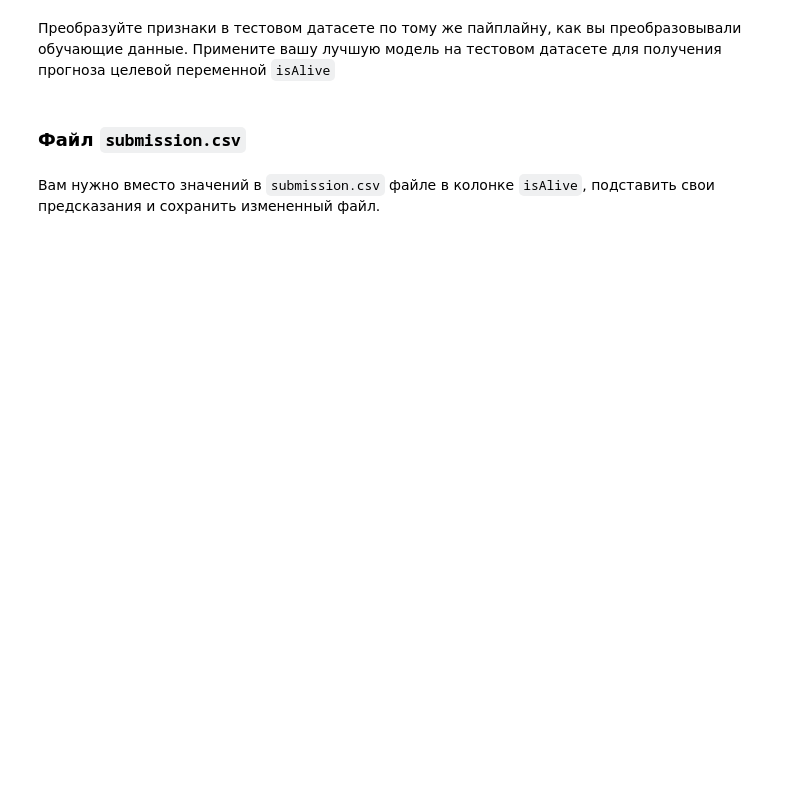
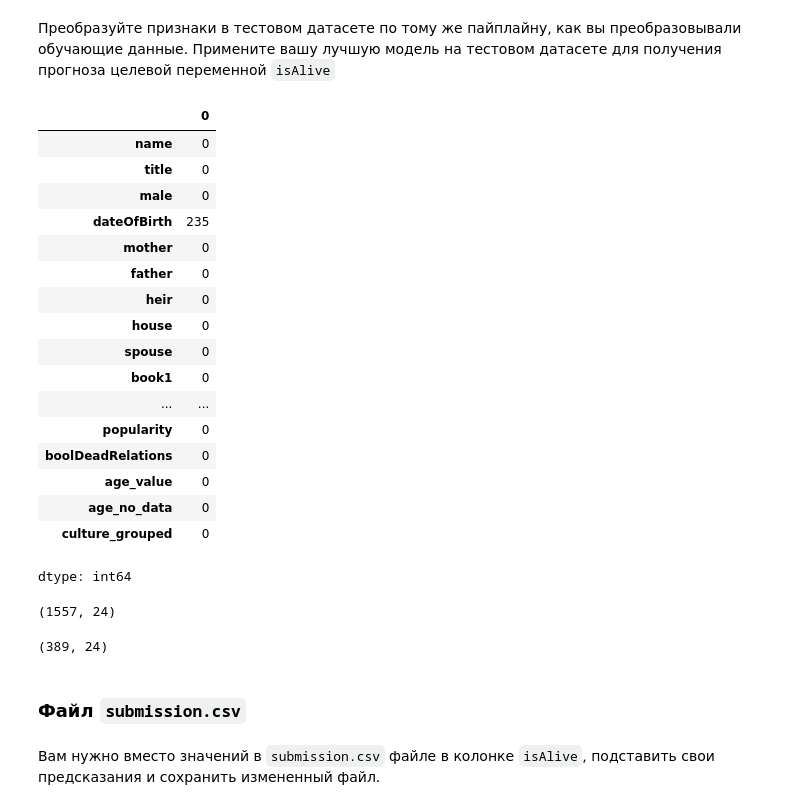
Before and after one commit to TheSunlitMan/Concrete-Compressive-Strenght-Prediction, a Jupyter notebook: week_01_ml_intro/Homework/hw_1_game_of_thrones.ipynb, the cells around one changed output. Drawn from its saved outputs; the diff is of its cells as text; code cells hidden in the pictures; blank space fills up the shorter version.

```diff
--- a/week_01_ml_intro/Homework/hw_1_game_of_thrones.ipynb
+++ b/week_01_ml_intro/Homework/hw_1_game_of_thrones.ipynb
@@ -834,0 +870,21 @@ data_test.loc[1685, 'dateOfBirth'] = 278.
+# %%
+data_test.isna().sum()
+# %% [output]
+|  | 0 |
+| name | 0 |
+| title | 0 |
+| male | 0 |
+| dateOfBirth | 235 |
+| mother | 0 |
+| father | 0 |
+| heir | 0 |
+| house | 0 |
+| spouse | 0 |
+| book1 | 0 |
+| ... | ... |
+| popularity | 0 |
+| boolDeadRelations | 0 |
+| age_value | 0 |
+| age_no_data | 0 |
+| culture_grouped | 0 |
+dtype: int64
@@ -835,3 +893,11 @@ data_test.loc[1685, 'dateOfBirth'] = 278.
+# %%
+X.shape
+# %% [output]
+(1557, 24)
+# %%
+X_test.shape
+# %% [output]
+(389, 24)
 # %% [markdown]
 ### Файл `submission.csv`
 # %% [markdown]
```
Also changed, not shown: parts of 18 cells of this notebook.
